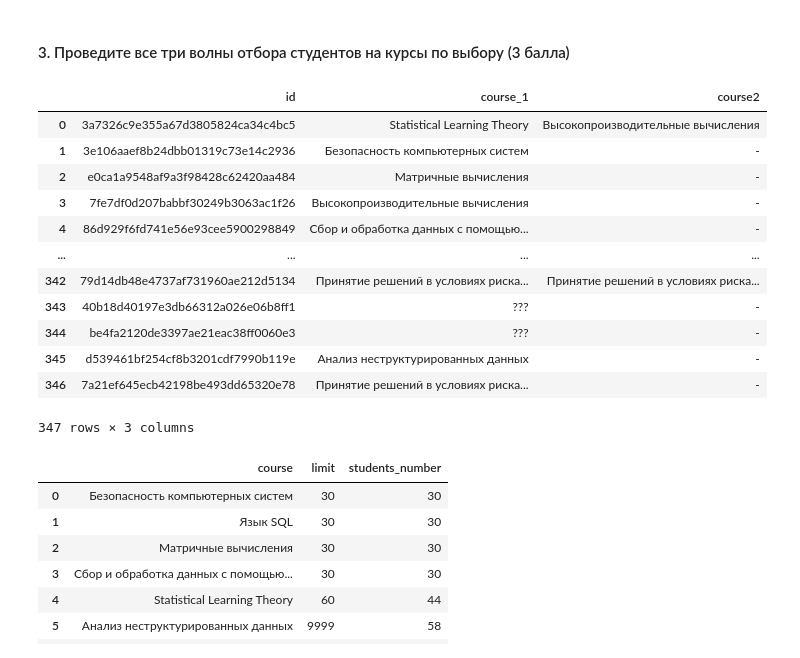
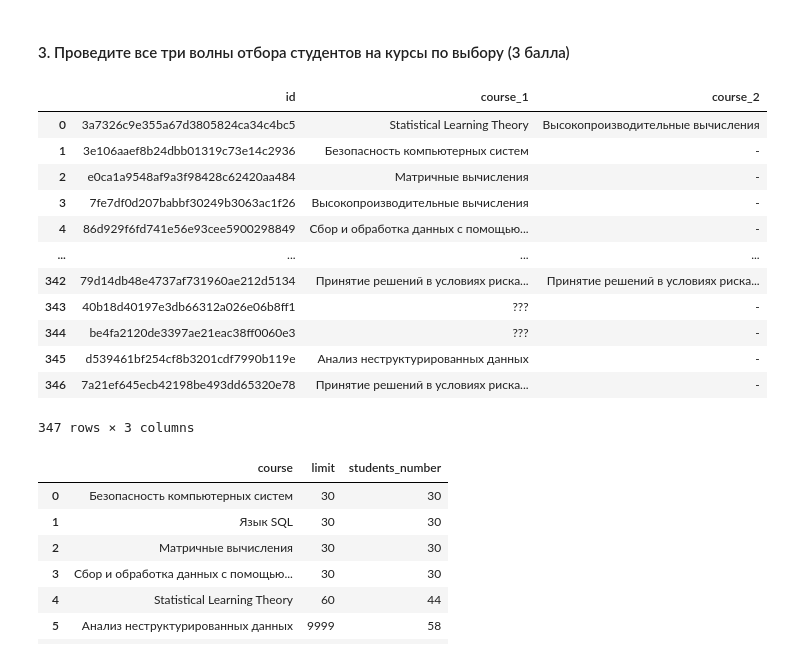
Before and after one commit to SergeyPishchulov/MO, a Jupyter notebook: practice_01_pandas.ipynb, the cells around one changed output. Saved outputs shown, nothing was run; the diff lists cells and outputs as text; code cells hidden in the pictures.

```diff
--- a/practice_01_pandas.ipynb
+++ b/practice_01_pandas.ipynb
@@ -481,7 +481,7 @@ counter = df_unique_courses_fall.copy()
 
 
 def handle_only_one_crs(row):
-    row['course2'] = '-'
+    row['course_2'] = '-'
     if (counter.loc[counter['course'] == row['fall_1'], 'students_number'].values <
             counter.loc[counter['course'] == row['fall_1'], 'limit'].values):
         counter.loc[counter['course'] == row['fall_1'], 'students_number'] += 1
@@ -509,7 +509,7 @@ def handle_snd_crs(row):
         if row['course_1'] == '':
             row['course_1'] = row['fall_2']
         else:
-            row['course2'] = row['fall_2']
+            row['course_2'] = row['fall_2']
 
         if counter.loc[counter['course'] == row['fall_2'], 'students_number'].values == 1:
             row['is_first_place'] = True
@@ -528,7 +528,7 @@ import numpy as np
 
 
 df['course_1'] = ''
-df['course2'] = ''
+df['course_2'] = ''
 
 df['is_first_place'] = np.nan
 df['is_last_place'] = np.nan
@@ -601,7 +601,7 @@ def set_fst_crs_by_snd_priority(row):
             counter.loc[counter['course'] == row['fall_2'], 'limit'].values):
         counter.loc[counter['course'] == row['fall_2'], 'students_number'] += 1
         row['course_1'] = row['fall_2']
-        row['course2'] = '-'
+        row['course_2'] = '-'
 
 
 def set_snd_priority(row):
@@ -612,7 +612,7 @@ def set_snd_priority(row):
             row['course_1'] = row['fall_2']
             return row, False
         else:
-            row['course2'] = row['fall_2']
+            row['course_2'] = row['fall_2']
             return row, True
     return row, False
 
@@ -624,14 +624,14 @@ def handle_third_priority(row):
         if row['course_1'] == '':
             row['course_1'] = row['fall_3']
         else:
-            row['course2'] = row['fall_3']
+            row['course_2'] = row['fall_3']
 
 
 def second_wave(row):
     if (row['crs_cnt'] == 1 and row['course_1'] == ''):
         set_fst_crs_by_snd_priority(row)
 
-    elif (row['crs_cnt'] == 2 and row['course2'] == ''):
+    elif (row['crs_cnt'] == 2 and row['course_2'] == ''):
         row, snd_wave_done = set_snd_priority(row)
         if snd_wave_done:
             return row
@@ -660,21 +660,21 @@ def third_wave(row):
     elif (row['crs_cnt'] == 2):
         if (row['course_1'] == ''):
             row['course_1'] = UNDEFINED
-        if (row['course2'] == ''):
-            row['course2'] = UNDEFINED
+        if (row['course_2'] == ''):
+            row['course_2'] = UNDEFINED
     return row
 # %%
 # Отсортируем строки по percentile снова, так как порядок менялся на обратный
 df_second = df_first.sort_values(by='percentile', ascending=True)
 
 # Вторая волна обработки
 df_second = df_second.apply(second_wave, axis=1)
 # df_second
 df_third = df_second.apply(third_wave, axis=1)
-result = df_third.reset_index(drop=True)[['id','course_1','course2']]
+result = df_third.reset_index(drop=True)[['id','course_1','course_2']]
 result
 # %% [output]
-|  | id | course_1 | course2 |
+|  | id | course_1 | course_2 |
 | 0 | 3a7326c9e355a67d3805824ca34c4bc5 | Statistical Learning Theory | Высокопроизводительные вычисления |
 | 1 | 3e106aaef8b24dbb01319c73e14c2936 | Безопасность компьютерных систем | - |
 | 2 | e0ca1a9548af9a3f98428c62420aa484 | Матричные вычисления | - |
```
Also changed, not shown: parts of 2 cells of this notebook.
